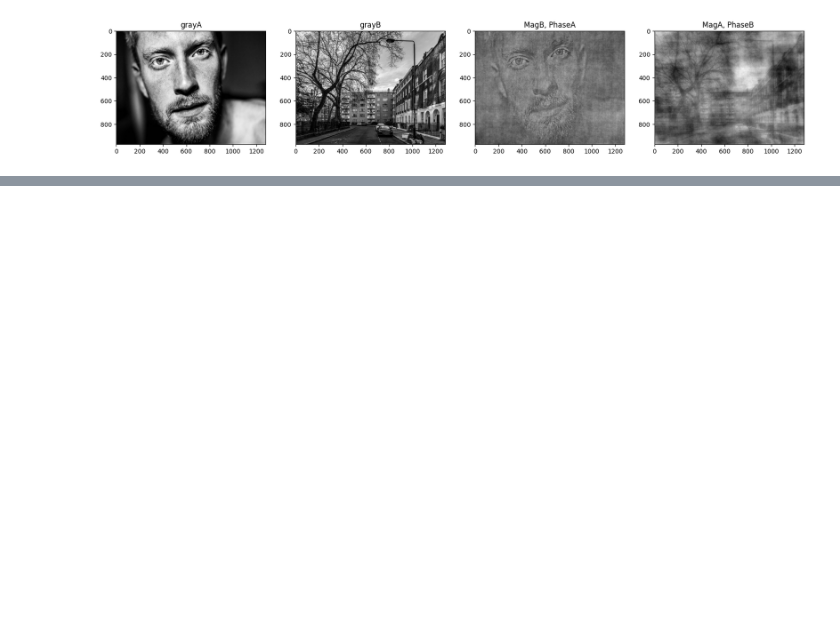
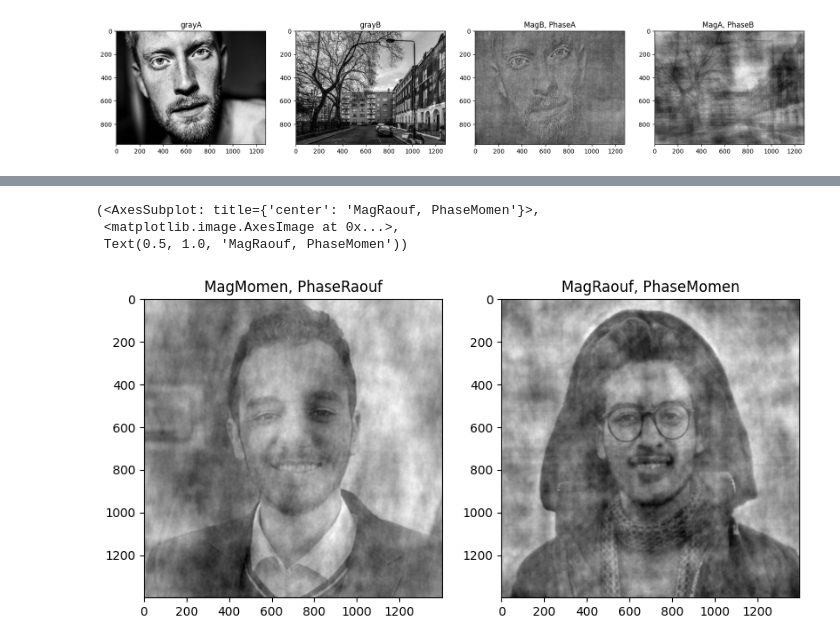
Before and after one commit to omaranwar21/Image_Mixer, a Jupyter notebook: processing/processing.ipynb, the cells around one changed output, grey strips where cells are left out. Cells and saved outputs as stored; diff of their text form; code cells hidden in the pictures; blank space fills up the shorter version.

```diff
--- a/processing/processing.ipynb
+++ b/processing/processing.ipynb
@@ -131,0 +136,23 @@ plt.subplot(154), plt.imshow(image_sm_fp, cmap ="gray"), plt.title("MagB, PhaseA
+# %%
+plt.figure(figsize=(6.4*4, 4.8*4))
+
+grayA = "momen.jpeg"
+
+grayB = "raouf.jpeg"
+
+
+
+first_mag, first_phase, second_mag, second_phase = fourier_2D (grayA, grayB)
+
+image_fm_sp = construct_image(first_mag, second_phase)
+image_sm_fp = construct_image(second_mag, first_phase)
+
+# plt.subplot(151), plt.imshow(grayA, cmap ="gray"), plt.title("grayA")
+# plt.subplot(152), plt.imshow(grayB, cmap ="gray"), plt.title("grayB")
+plt.subplot(153), plt.imshow(image_fm_sp, cmap ="gray"), plt.title("MagMomen, PhaseRaouf")
+plt.subplot(154), plt.imshow(image_sm_fp, cmap ="gray"), plt.title("MagRaouf, PhaseMomen")
+# %% [output]
+(<AxesSubplot: title={'center': 'MagRaouf, PhaseMomen'}>,
+ <matplotlib.image.AxesImage at 0x...>,
+ Text(0.5, 1.0, 'MagRaouf, PhaseMomen'))
+[figure, added]
```
Also changed, not shown: parts of 5 cells of this notebook, 11 other files.
